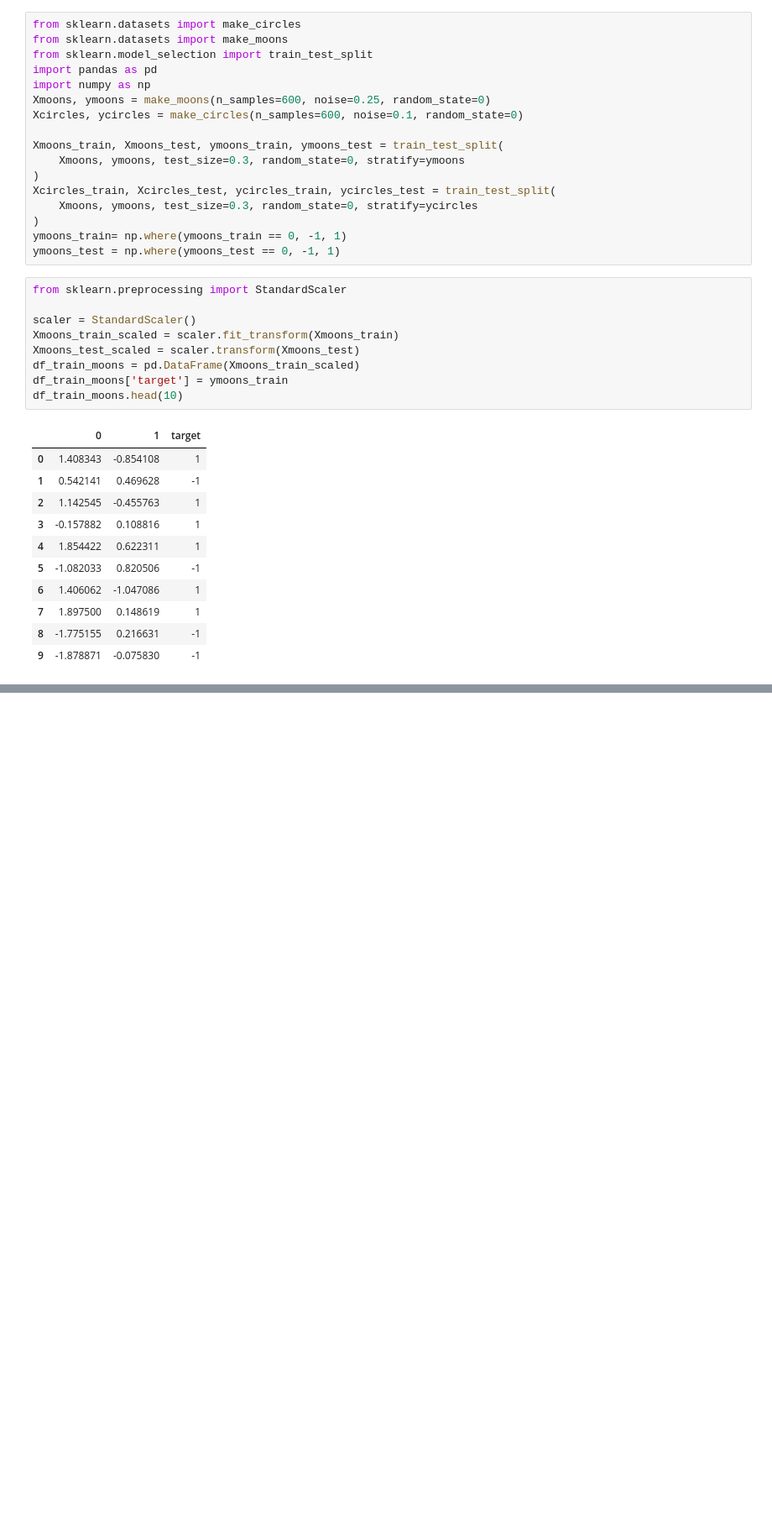
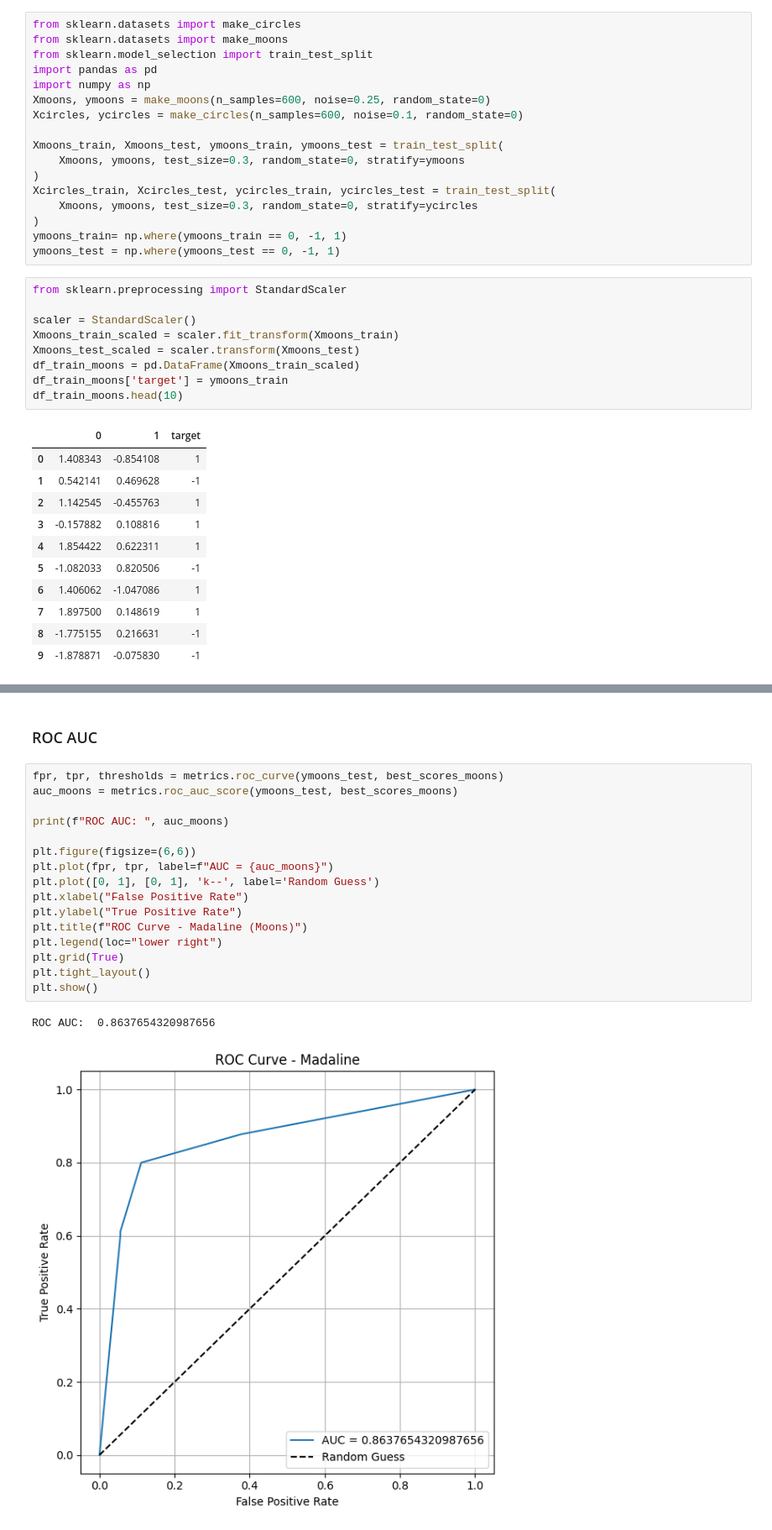
Before and after one commit to KzrLancelotV2/Deep-Learning-and-Neural-Networks, a Jupyter notebook: 2.ipynb, the cells around one changed output, grey strips where cells are left out. Shown at 84% size. Saved outputs shown, nothing was run; the diff lists cells and outputs as text; blank space fills up the shorter version.

```diff
--- a/2.ipynb
+++ b/2.ipynb
@@ -613,0 +676,21 @@ Epoch MSE: 0.9595 | Accuracy: 0.6643
+# %% [markdown]
+### ROC AUC
+# %%
+fpr, tpr, thresholds = metrics.roc_curve(ymoons_test, best_scores_moons)
+auc_moons = metrics.roc_auc_score(ymoons_test, best_scores_moons)
+
+print(f"ROC AUC: ", auc_moons)
+
+plt.figure(figsize=(6,6))
+plt.plot(fpr, tpr, label=f"AUC = {auc_moons}")
+plt.plot([0, 1], [0, 1], 'k--', label='Random Guess')
+plt.xlabel("False Positive Rate")
+plt.ylabel("True Positive Rate")
+plt.title(f"ROC Curve - Madaline (Moons)")
+plt.legend(loc="lower right")
+plt.grid(True)
+plt.tight_layout()
+plt.show()
+# %% [output]
+ROC AUC:  0.8637654320987656
+[figure, added]
```
Also changed, not shown: parts of 15 cells of this notebook, 1 other file.
